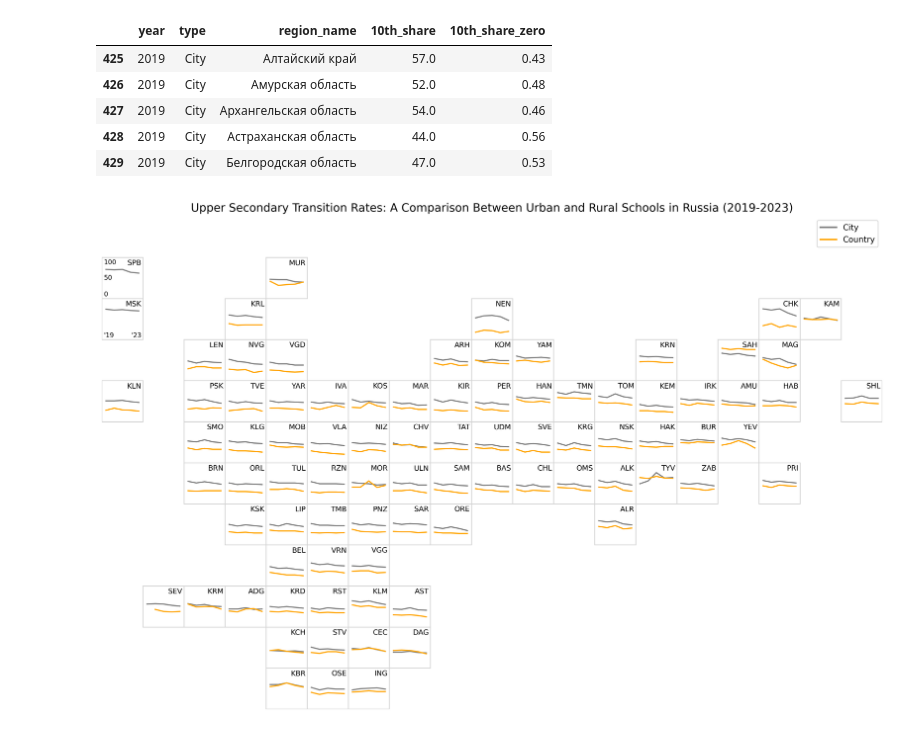
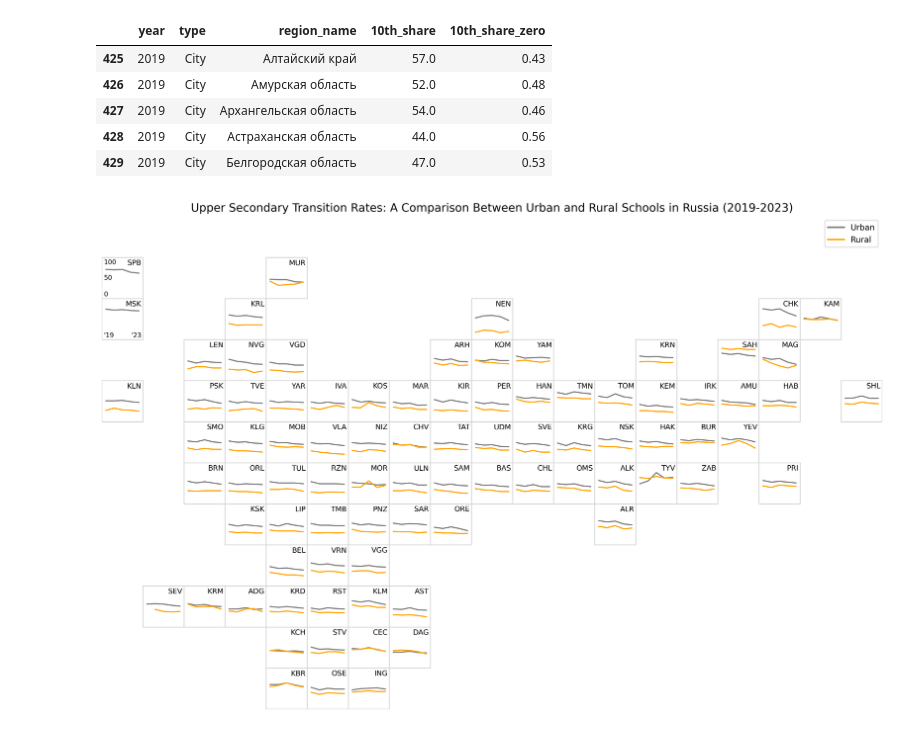
Before and after one commit to YuliyaTorgasheva/grid-map-line-multiseries-russia, a Jupyter notebook: tile_grid_map_russia.ipynb, the cells around one changed output. Drawn from its saved outputs; the diff is of its cells as text; code cells hidden in the pictures.

```diff
--- a/tile_grid_map_russia.ipynb
+++ b/tile_grid_map_russia.ipynb
@@ -82,32 +82,32 @@ for _, state in states.iterrows():
                 "50",
                 horizontalalignment='left',
                 verticalalignment='center',
                 color='black',
                 fontsize=8)
         plt.text(column + 0.05, row + 0.12,
                 "100",
                 horizontalalignment='left',
                 verticalalignment='center',
                 color='black',
                 fontsize=8)
     #Add chart inside every rectangle patch. Chart coordinates must be in 0..1 interval.
     x1 = np.array([0.1, 0.3, 0.5,0.7,0.9])  # It's the number of x plotted on a grid from 0 to 1 within each patch to make it look nice. One can calc it but here the values are entered manually.
     #In every box, the grid starts from the upper left corner, so the percentage needs to be subtracted from 1. In this example, this has been done in advance in the dataset.
     y1 = np.array(rates_city[rates_city['region_name']==state.subj_full]['10th_share_zero'])    # Example y values based on state position
     x2 = np.array([0.1, 0.3, 0.5,0.7,0.9])
     y2 = np.array(rates_country[rates_country['region_name']==state.subj_full]['10th_share_zero'])
     # Plot line chart in the corresponding box
     axs.plot(x1 + column, y1 + row, color='grey', linewidth=1.5)  # Adjust position to fit in the box
     axs.plot(x2 + column, y2 + row, color='orange', linewidth=1.5)
 
 # Show the plot
 handles = [
     plt.Line2D([0], [0], color='grey', lw=2),
     plt.Line2D([0], [0], color='orange', lw=2)
 ]
-labels = ['City', 'Country']
+labels = ['Urban', 'Rural']
 plt.legend(handles, labels, loc='best')
 plt.savefig('Upper_Secondary_Transition_Rates.png', bbox_inches='tight', dpi=300)
 # plt.show()
 # %% [output]
-[figure, old version]
+[figure, new version]
```
Also changed, not shown: parts of 1 cell of this notebook, 1 other file.
